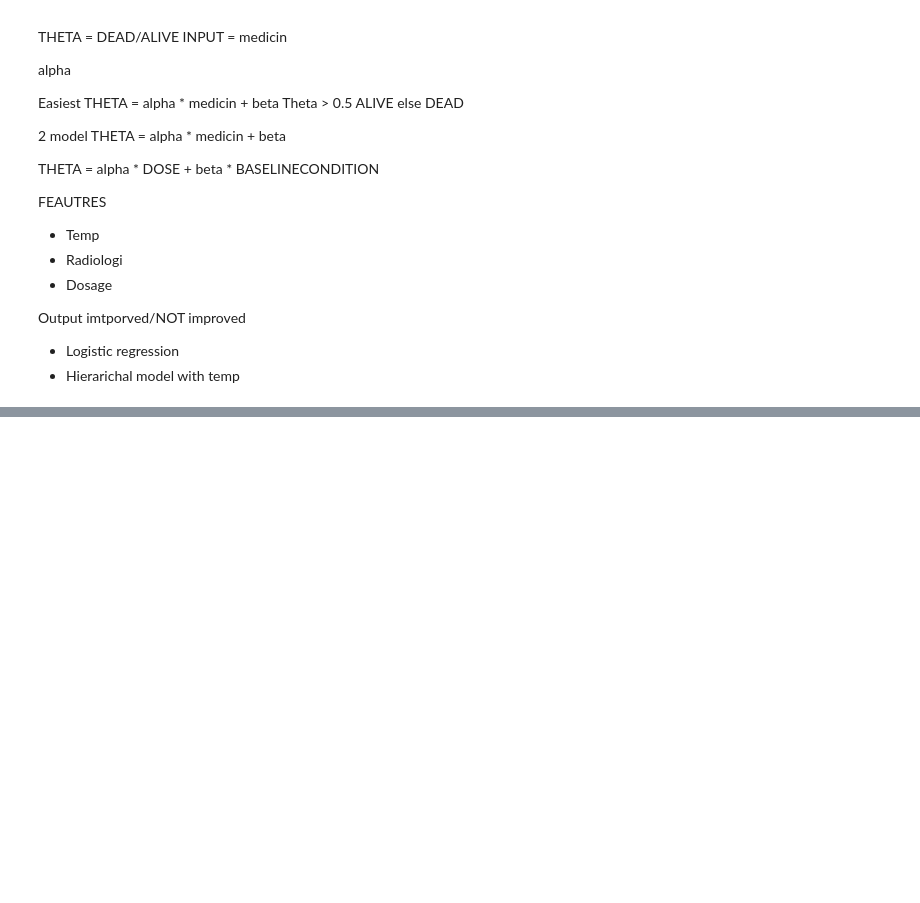
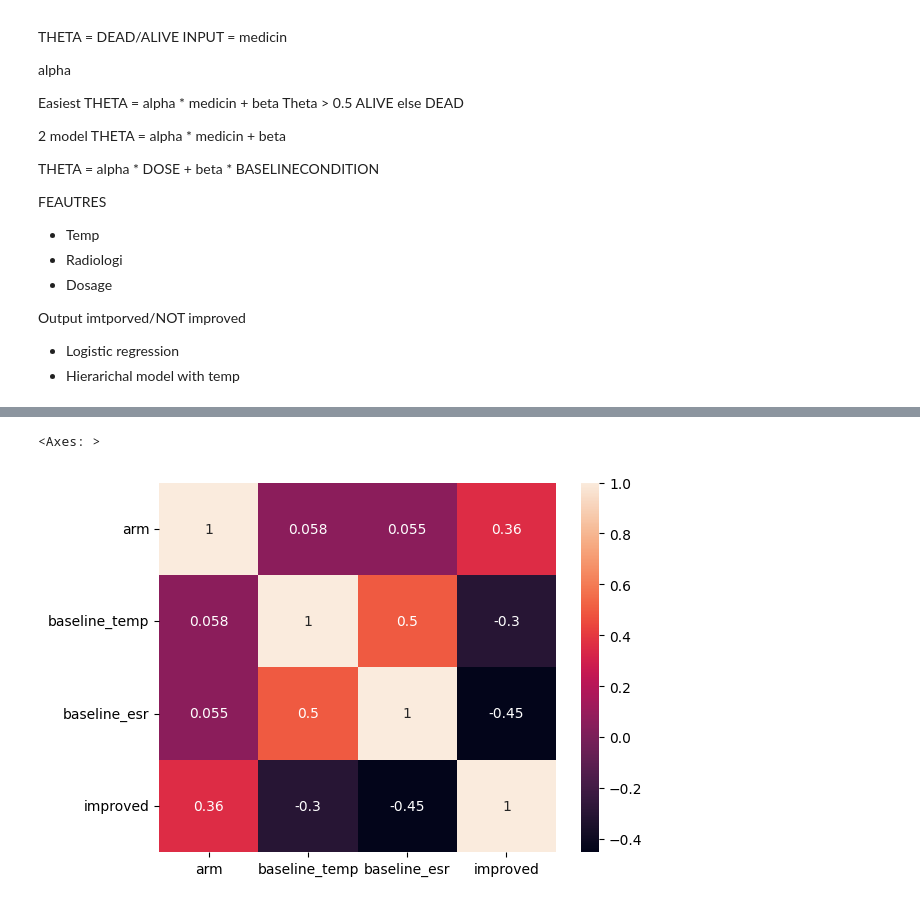
Before and after one commit to ohlstre1/Bayesian-Data-Analysis, a Jupyter notebook: EPA.ipynb, the cells around one changed output, grey strips where cells are left out. Cells and saved outputs as stored; diff of their text form; code cells hidden in the pictures; blank space fills up the shorter version.

```diff
--- a/EPA.ipynb
+++ b/EPA.ipynb
@@ -195,16 +195,16 @@ replacements_arm = {
 df['arm'] = df['arm'].replace(replacements_arm).astype(int)
 
 new_df =  df[['arm','baseline_temp', 'baseline_esr', 'improved']]
-new_df = new_df.sample(frac=1).reset_index(drop=True)
+#new_df = new_df.sample(frac=1).reset_index(drop=True)
 
-new_df
+
 
 
 def scale(arrays):
     return (arrays - arrays.min()) / (arrays.max() - arrays.min())
 
-new_df['baseline_temp'] = scale(new_df['baseline_temp'])
-new_df['baseline_esr'] = scale(new_df['baseline_esr'])
+#new_df['baseline_temp'] = scale(new_df['baseline_temp'])
+#new_df['baseline_esr'] = scale(new_df['baseline_esr'])
 
 new_df.head()
 
@@ -215,0 +212,7 @@ array(['1_98-98.9F', '3_100-100.9F', '2_99-99.9F', '4_100F+'],
+# %%
+import seaborn as sns
+new_correlation_matrix = new_df.corr()
+sns.heatmap(new_correlation_matrix, annot=True)
+# %% [output]
+<Axes: >
+[figure, added]
```
Also changed, not shown: parts of 1 cell of this notebook, 6 other files.
